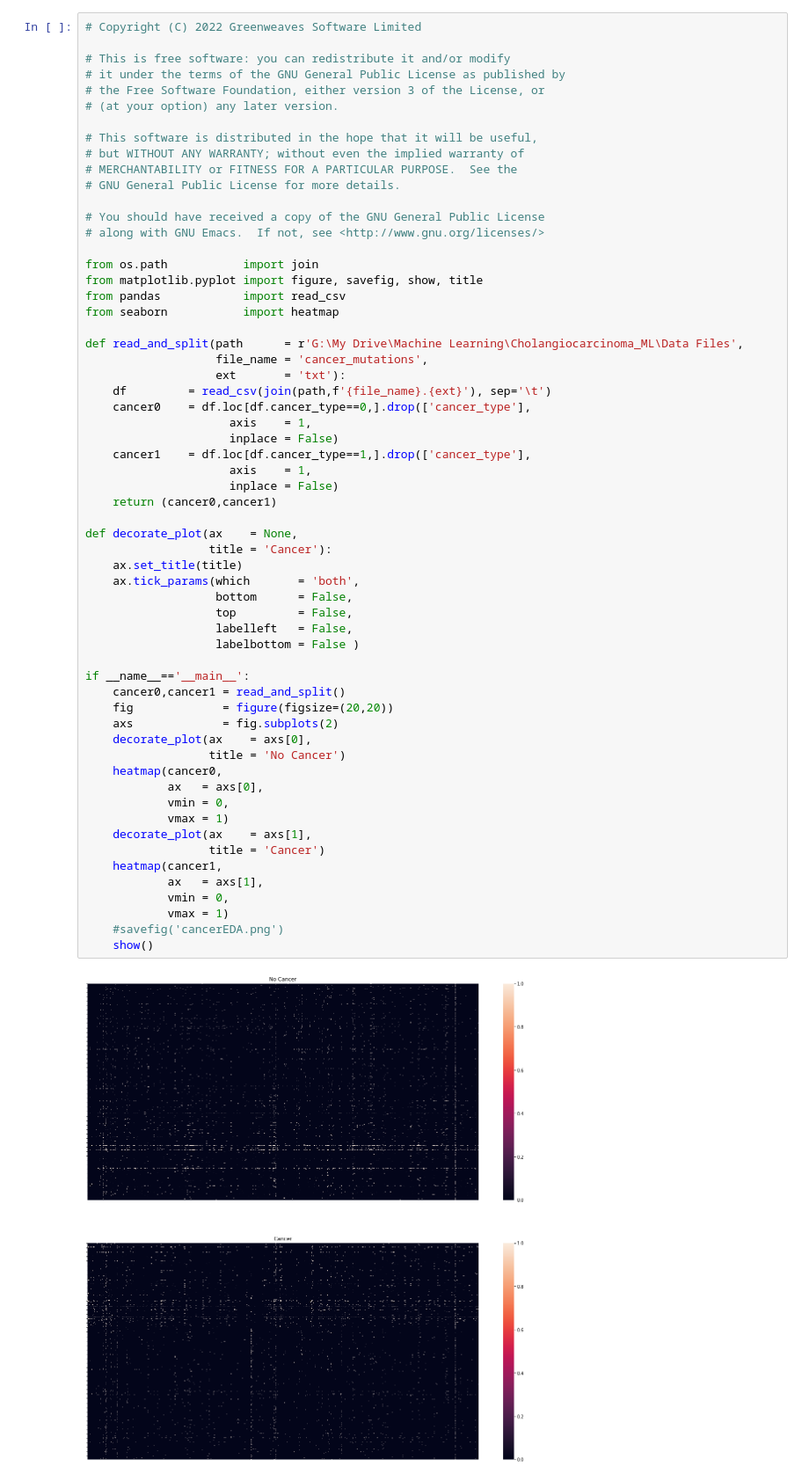
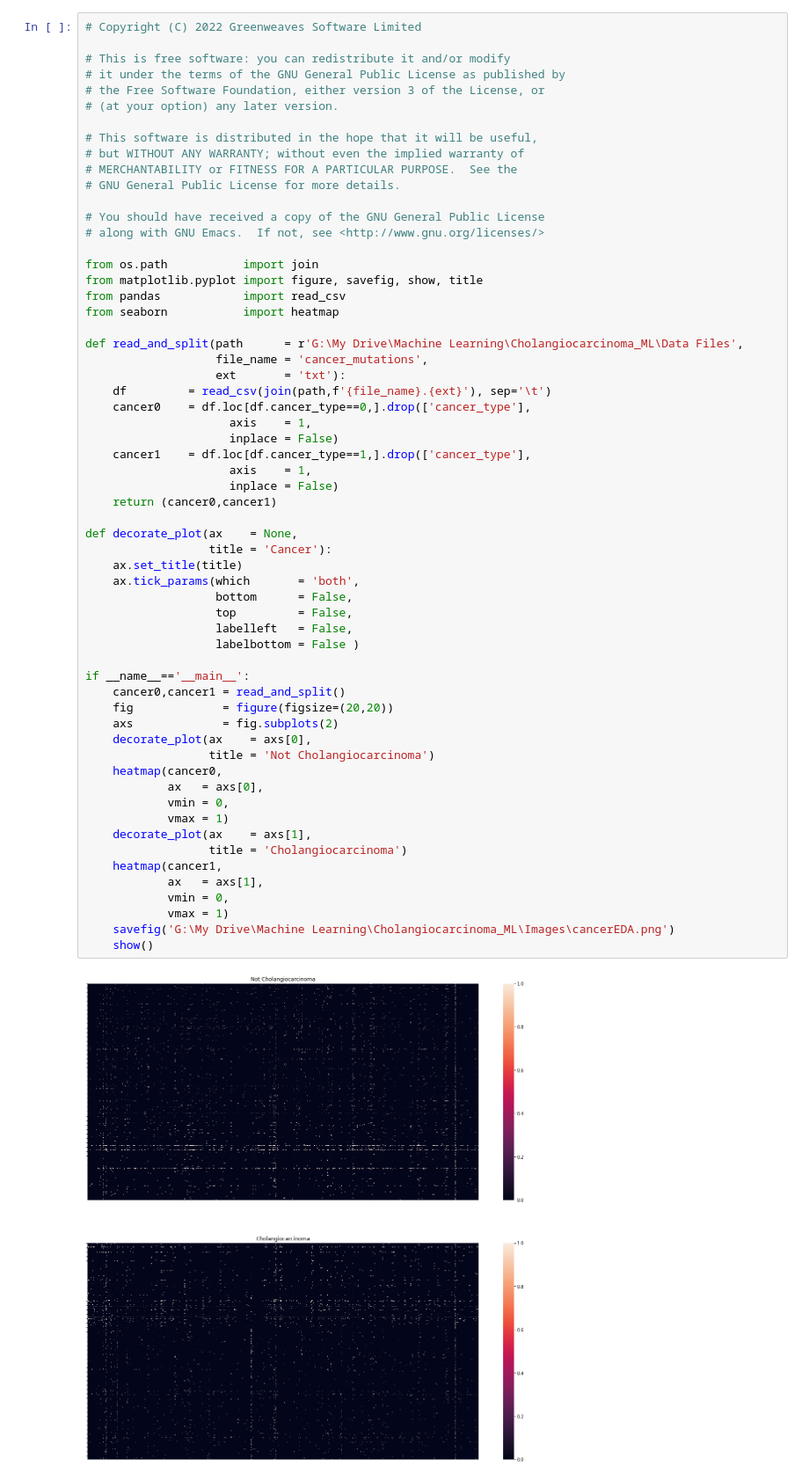
Before and after one commit to mattreidy/Cholangiocarcinoma_ML, a Jupyter notebook: Jupyter Notebooks/Visualize_CC_vs_Others.ipynb, the cells around one changed output. Shown: that part at 88% size. Cells and saved outputs as stored; diff of their text form.

Commit message:
updated heatmap titles and added PNG output to Images folder

```diff
--- a/Jupyter Notebooks/Visualize_CC_vs_Others.ipynb
+++ b/Jupyter Notebooks/Visualize_CC_vs_Others.ipynb
@@ -29,34 +29,34 @@ def read_and_split(path      = r'G:\My Drive\Machine Learning\Cholangiocarcinoma
     cancer1    = df.loc[df.cancer_type==1,].drop(['cancer_type'],
                      axis    = 1,
                      inplace = False)
     return (cancer0,cancer1)
 
 def decorate_plot(ax    = None,
                   title = 'Cancer'):
     ax.set_title(title)
     ax.tick_params(which       = 'both',
                    bottom      = False,
                    top         = False,
                    labelleft   = False,
                    labelbottom = False )
 
 if __name__=='__main__':
     cancer0,cancer1 = read_and_split()
     fig             = figure(figsize=(20,20))
     axs             = fig.subplots(2)
     decorate_plot(ax    = axs[0],
-                  title = 'No Cancer')
+                  title = 'Not Cholangiocarcinoma')
     heatmap(cancer0,
             ax   = axs[0],
             vmin = 0,
             vmax = 1)
     decorate_plot(ax    = axs[1],
-                  title = 'Cancer')
+                  title = 'Cholangiocarcinoma')
     heatmap(cancer1,
             ax   = axs[1],
             vmin = 0,
             vmax = 1)
-    #savefig('cancerEDA.png')
+    savefig('G:\My Drive\Machine Learning\Cholangiocarcinoma_ML\Images\cancerEDA.png')
     show()
 # %% [output]
-[figure, old version]
+[figure, new version]
```
Also changed, not shown: 1 other file.
